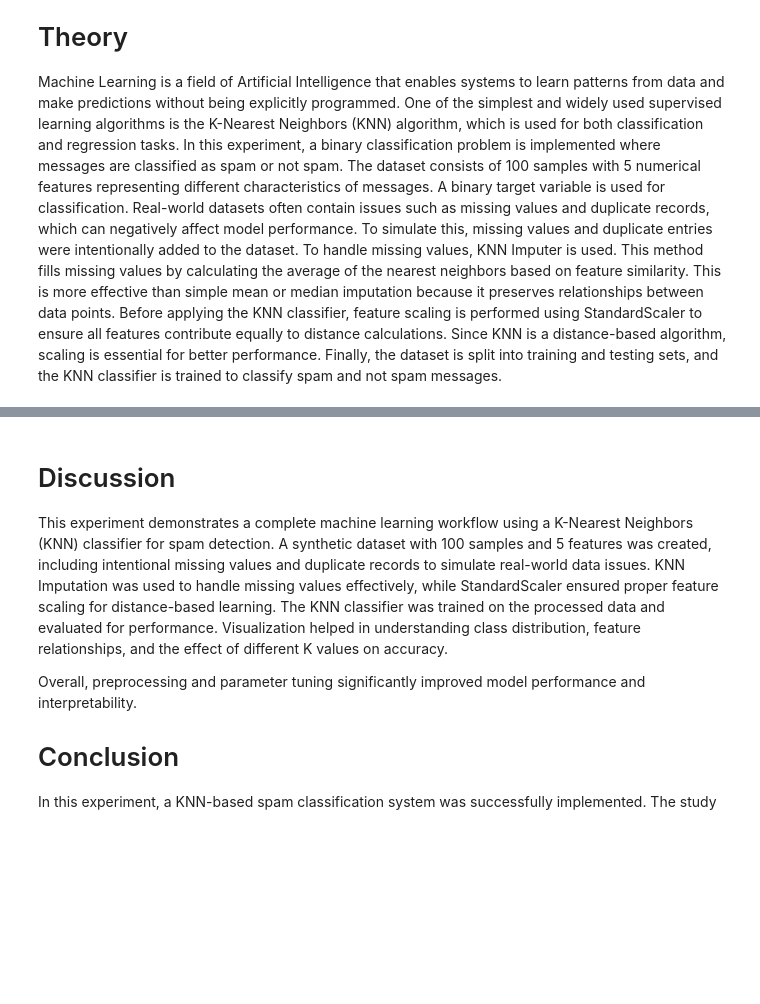
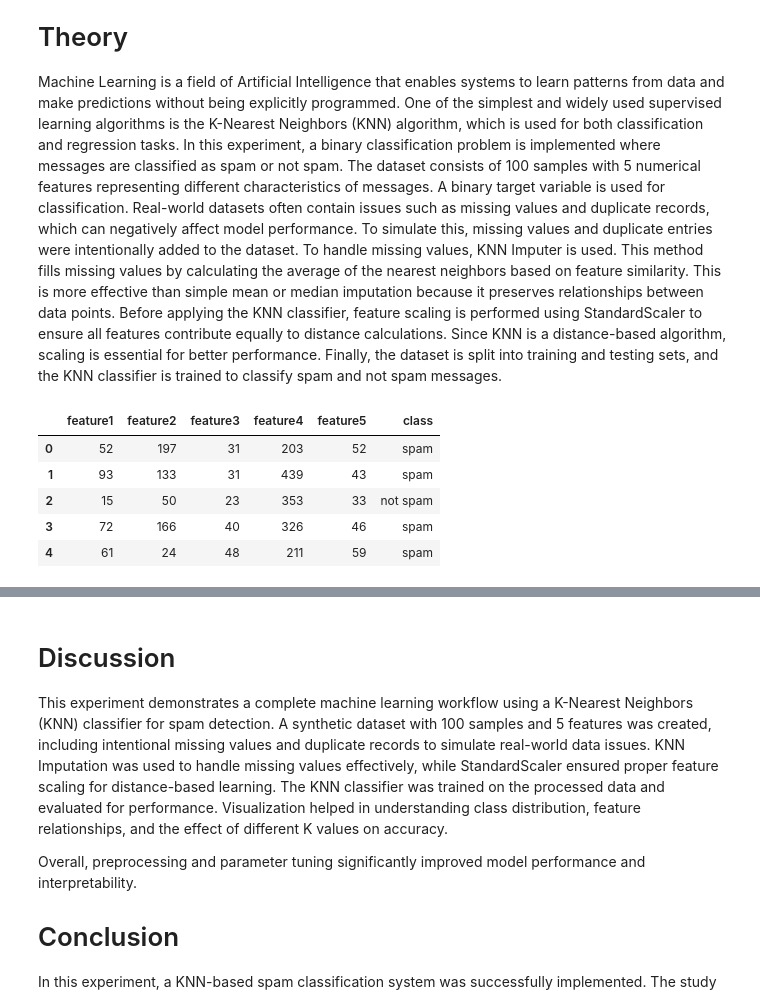
Before and after one commit to sovanashresthaa/KNN-ML, a Jupyter notebook: 079.ipynb, the cells around one changed output, grey strips where cells are left out. Saved outputs shown, nothing was run; the diff lists cells and outputs as text; code cells hidden in the pictures; blank space fills up the shorter version.

```diff
--- a/079.ipynb
+++ b/079.ipynb
@@ -22,16 +23,27 @@ from sklearn.preprocessing import LabelEncoder, StandardScaler
 from sklearn.neighbors import KNeighborsClassifier
 from sklearn.metrics import accuracy_score
 # %%
+#CREATE DATASET
+
 np.random.seed(42)
 
 n = 100
 
 data = pd.DataFrame({
     "feature1": np.random.randint(1, 100, n),
     "feature2": np.random.randint(10, 200, n),
     "feature3": np.random.randint(0, 50, n),
     "feature4": np.random.randint(100, 500, n),
     "feature5": np.random.randint(5, 60, n),
     "class": np.random.choice(["spam", "not spam"], n)
 })
+
+data.head()
+# %% [output]
+|  | feature1 | feature2 | feature3 | feature4 | feature5 | class |
+| 0 | 52 | 197 | 31 | 203 | 52 | spam |
+| 1 | 93 | 133 | 31 | 439 | 43 | spam |
+| 2 | 15 | 50 | 23 | 353 | 33 | not spam |
+| 3 | 72 | 166 | 40 | 326 | 46 | spam |
+| 4 | 61 | 24 | 48 | 211 | 59 | spam |
 # %%
```
Also changed, not shown: parts of 15 cells of this notebook.
